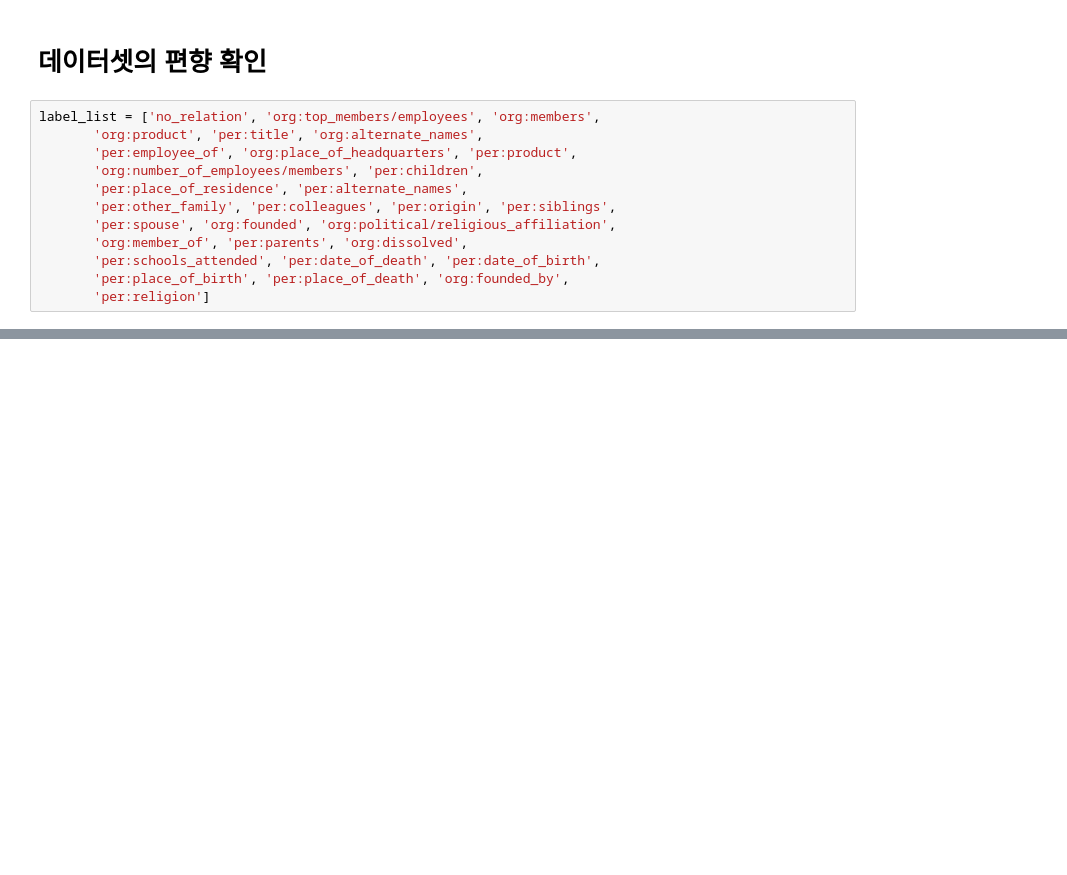
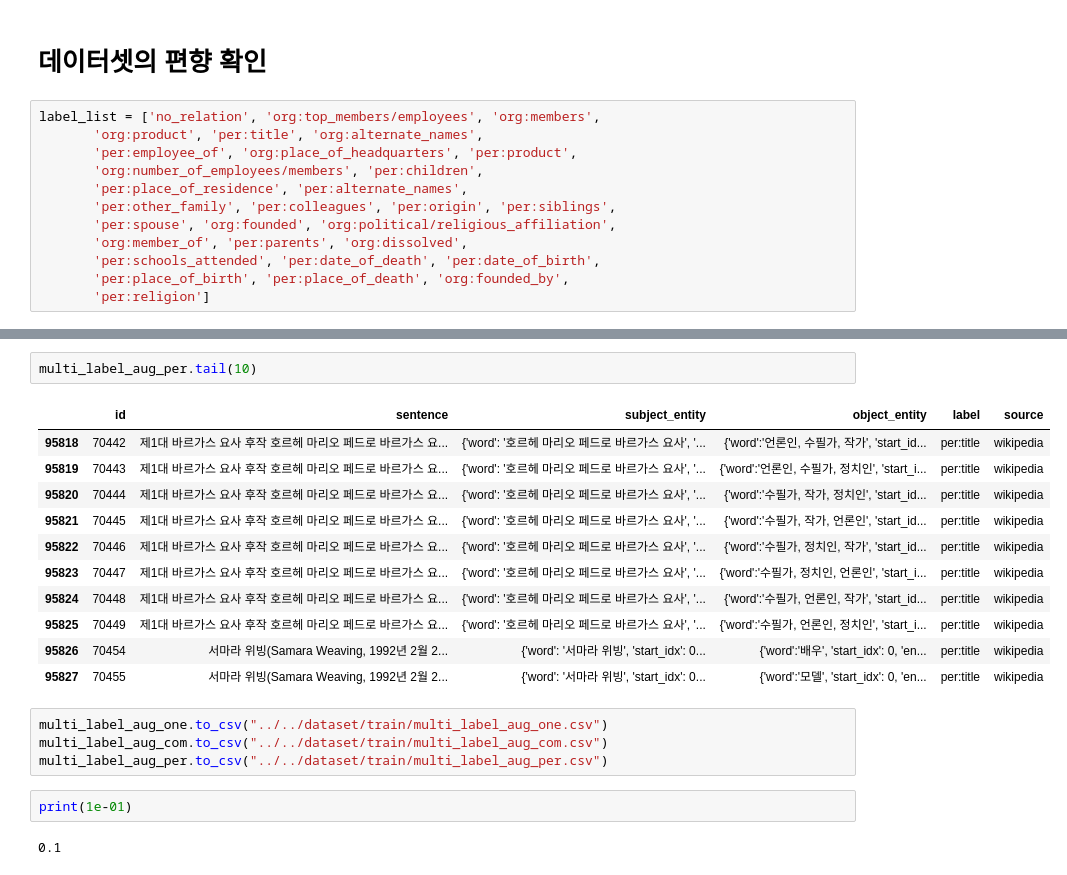
Before and after one commit to boostcampaitech4lv23nlp2/level2_klue_nlp-level1-nlp-12, a Jupyter notebook: EDA.ipynb, the cells around one changed output, grey strips where cells are left out. Drawn from its saved outputs; the diff is of its cells as text; blank space fills up the shorter version.

```diff
--- a/EDA.ipynb
+++ b/EDA.ipynb
@@ -298,0 +567,22 @@ per:religion의 subject_entity 최대 빈도 수 단어들은 ["'문선명'", "'
+# %%
+multi_label_aug_per.tail(10)
+# %% [output]
+|  | id | sentence | subject_entity | object_entity | label | source |
+| 95818 | 70442 | 제1대 바르가스 요사 후작 호르헤 마리오 페드로 바르가스 요... | {'word': '호르헤 마리오 페드로 바르가스 요사', '... | {'word':'언론인, 수필가, 작가', 'start_id... | per:title | wikipedia |
+| 95819 | 70443 | 제1대 바르가스 요사 후작 호르헤 마리오 페드로 바르가스 요... | {'word': '호르헤 마리오 페드로 바르가스 요사', '... | {'word':'언론인, 수필가, 정치인', 'start_i... | per:title | wikipedia |
+| 95820 | 70444 | 제1대 바르가스 요사 후작 호르헤 마리오 페드로 바르가스 요... | {'word': '호르헤 마리오 페드로 바르가스 요사', '... | {'word':'수필가, 작가, 정치인', 'start_id... | per:title | wikipedia |
+| 95821 | 70445 | 제1대 바르가스 요사 후작 호르헤 마리오 페드로 바르가스 요... | {'word': '호르헤 마리오 페드로 바르가스 요사', '... | {'word':'수필가, 작가, 언론인', 'start_id... | per:title | wikipedia |
+| 95822 | 70446 | 제1대 바르가스 요사 후작 호르헤 마리오 페드로 바르가스 요... | {'word': '호르헤 마리오 페드로 바르가스 요사', '... | {'word':'수필가, 정치인, 작가', 'start_id... | per:title | wikipedia |
+| 95823 | 70447 | 제1대 바르가스 요사 후작 호르헤 마리오 페드로 바르가스 요... | {'word': '호르헤 마리오 페드로 바르가스 요사', '... | {'word':'수필가, 정치인, 언론인', 'start_i... | per:title | wikipedia |
+| 95824 | 70448 | 제1대 바르가스 요사 후작 호르헤 마리오 페드로 바르가스 요... | {'word': '호르헤 마리오 페드로 바르가스 요사', '... | {'word':'수필가, 언론인, 작가', 'start_id... | per:title | wikipedia |
+| 95825 | 70449 | 제1대 바르가스 요사 후작 호르헤 마리오 페드로 바르가스 요... | {'word': '호르헤 마리오 페드로 바르가스 요사', '... | {'word':'수필가, 언론인, 정치인', 'start_i... | per:title | wikipedia |
+| 95826 | 70454 | 서마라 위빙(Samara Weaving, 1992년 2월 2... | {'word': '서마라 위빙', 'start_idx': 0... | {'word':'배우', 'start_idx': 0, 'en... | per:title | wikipedia |
+| 95827 | 70455 | 서마라 위빙(Samara Weaving, 1992년 2월 2... | {'word': '서마라 위빙', 'start_idx': 0... | {'word':'모델', 'start_idx': 0, 'en... | per:title | wikipedia |
+# %%
+multi_label_aug_one.to_csv("../../dataset/train/multi_label_aug_one.csv")
+multi_label_aug_com.to_csv("../../dataset/train/multi_label_aug_com.csv")
+multi_label_aug_per.to_csv("../../dataset/train/multi_label_aug_per.csv")
+# %%
+print(1e-01)
+# %% [output]
+0.1
```
Also changed, not shown: parts of 27 cells of this notebook, 7 other files.
